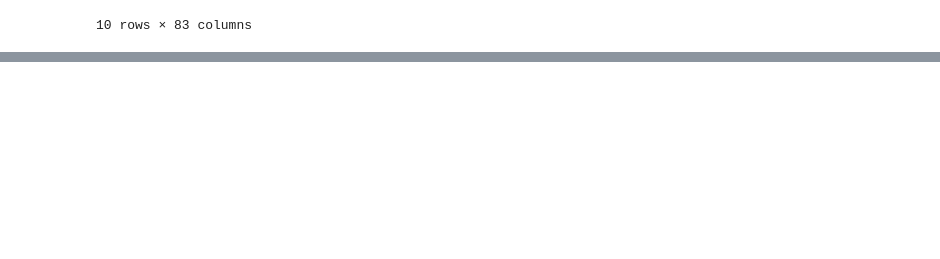
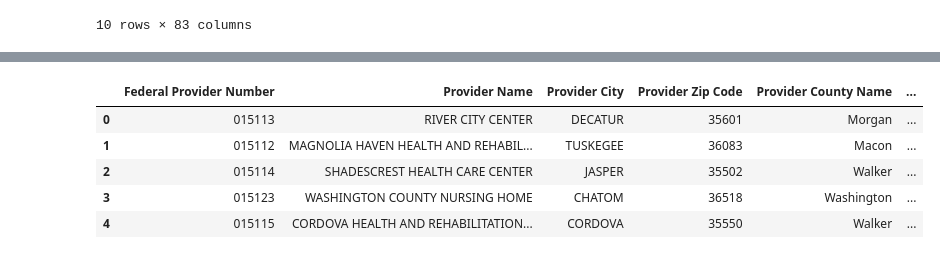
Before and after one commit to cburgyan/BestRetirementByState, a Jupyter notebook: DatasetManipulations/retirementHome.ipynb, the cells around one changed output, grey strips where cells are left out. Saved outputs shown, nothing was run; the diff lists cells and outputs as text; code cells hidden in the pictures; blank space fills up the shorter version.

```diff
--- a/DatasetManipulations/retirementHome.ipynb
+++ b/DatasetManipulations/retirementHome.ipynb
@@ -164,0 +255,17 @@ len(coord_n_df.columns)
+# %%
+list_of_business_columns = ['Federal Provider Number', 'Provider Name',
+    'Provider City', 'Provider Zip Code', 'Provider County Name',
+    'Ownership Type', 'Number of Certified Beds', 'Number of Residents in Certified Beds',
+    'Provider Type', 'Provider Resides in Hospital',
+    'Automatic Sprinkler Systems in All Required Areas', 'Location', 'Processing Date',
+    'Latitude','Longitude']
+business_table_df = pd.DataFrame()
+business_table_df[list_of_business_columns] = truncated_nursing_df[list_of_business_columns]
+business_table_df.head()
+# %% [output]
+|  | Federal Provider Number | Provider Name | Provider City | Provider Zip Code | Provider County Name | ... |
+| 0 | 015113 | RIVER CITY CENTER | DECATUR | 35601 | Morgan | ... |
+| 1 | 015112 | MAGNOLIA HAVEN HEALTH AND REHABIL... | TUSKEGEE | 36083 | Macon | ... |
+| 2 | 015114 | SHADESCREST HEALTH CARE CENTER | JASPER | 35502 | Walker | ... |
+| 3 | 015123 | WASHINGTON COUNTY NURSING HOME | CHATOM | 36518 | Washington | ... |
+| 4 | 015115 | CORDOVA HEALTH AND REHABILITATION... | CORDOVA | 35550 | Walker | ... |
```
Also changed, not shown: parts of 15 cells of this notebook, 3 other files.
